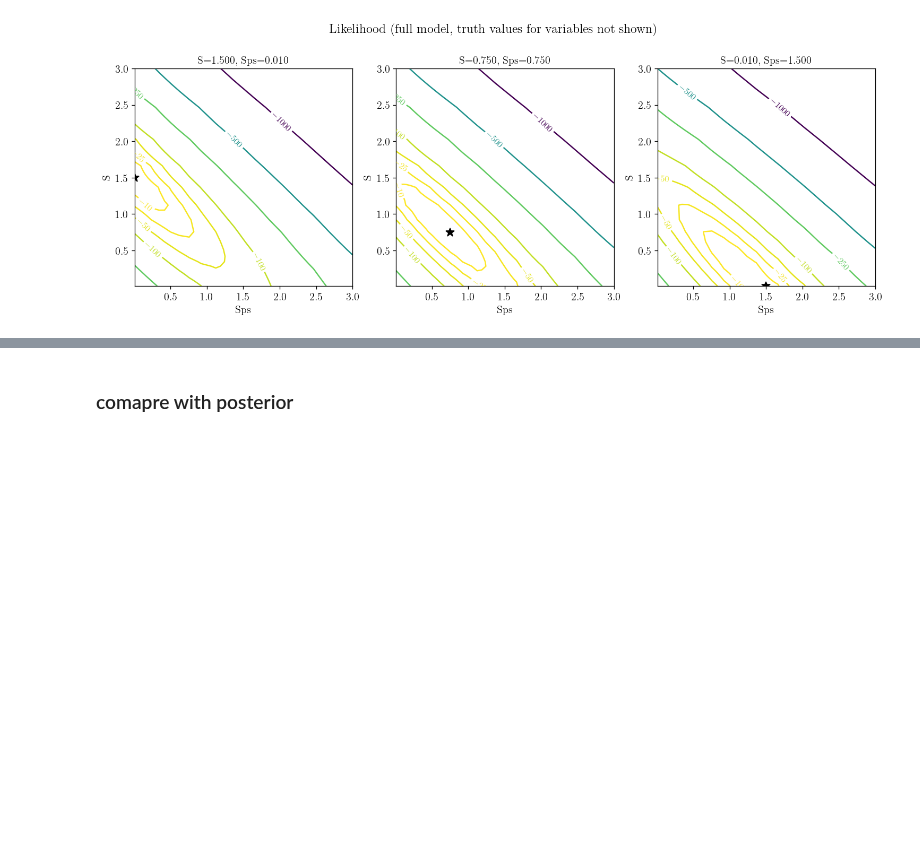
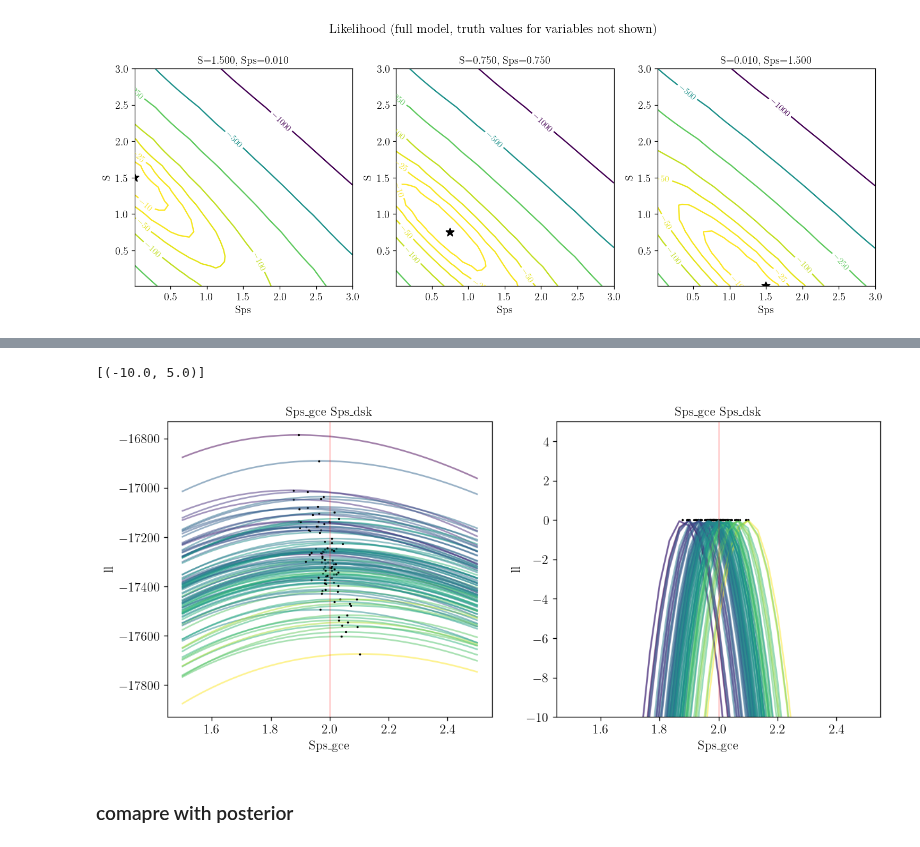
Before and after one commit to smsharma/fermi-prob-prog, a Jupyter notebook: validating/fit_np_to_np/check_likelihood.ipynb, the cells around one changed output, grey strips where cells are left out. Drawn from its saved outputs; the diff is of its cells as text; code cells hidden in the pictures; blank space fills up the shorter version.

```diff
--- a/validating/fit_np_to_np/check_likelihood.ipynb
+++ b/validating/fit_np_to_np/check_likelihood.ipynb
@@ -426,3 +290,48 @@ for i in range(4):
+# %%
+ll_arr_arr = []
+counts_arr = []
+
+for i_counts in tqdm(range(100)):
+    counts = jnp.array(jnp.load(f"../../outputs/justSps/counts_{i_counts}.npy"), dtype=jnp.int32)
+    counts_arr.append(np.sum(counts))
+    var_dict = pickle.load(open(f"../../outputs/justSps/truth.p", 'rb'))
+
+    ll_func = ll_justSps
+
+    k = 'Sps_gce'
+
+    Sk_arr = np.linspace(1.5, 2.5, 31)
+    ll_arr = np.zeros((len(Sk_arr),))
+    for i, Sk in enumerate(Sk_arr):
+        vd_in = var_dict.copy()
+        vd_in.update({k: Sk})
+        ll_arr[i] = ll_func(npmodel, vd_in, counts)
+    ll_arr_arr.append(ll_arr)
+counts_arr = np.array(counts_arr)
+# %%
+fig, axs = plt.subplots(1, 2, figsize=(12, 5))
+
+# 2 is x, 1 is y
+
+for i, ll_arr in enumerate(ll_arr_arr):
+    ax = axs[0]
+    color_x = (counts_arr[i] - np.min(counts_arr)) / (np.max(counts_arr) - np.min(counts_arr))
+    color = cms['viridis'](color_x)
+    ax.plot(Sk_arr, ll_arr, color=color, alpha=0.5)
+    Sm, llm = find_max_point(Sk_arr, ll_arr)
+    ax.plot(Sm, llm, 'k.', ms=2)
+
+    ax = axs[1]
+    ax.plot(Sk_arr, ll_arr - llm, color=color, alpha=0.5)
+    ax.plot(Sm, llm - llm, 'k.', ms=2)
+axs[0].axvline(var_dict[k], color='r', alpha=0.2)
+axs[1].axvline(var_dict[k], color='r', alpha=0.2)
+axs[0].set(xlabel=k, ylabel='ll', title='Sps_gce Sps_dsk')
+axs[1].set(xlabel=k, ylabel='ll', title='Sps_gce Sps_dsk')
+axs[1].set(ylim=(-10, 5))
+# %% [output]
+[(-10.0, 5.0)]
+[figure, added]
 # %% [markdown]
 ### comapre with posterior
 # %%
```
Also changed, not shown: parts of 11 cells of this notebook, 13 other files.
